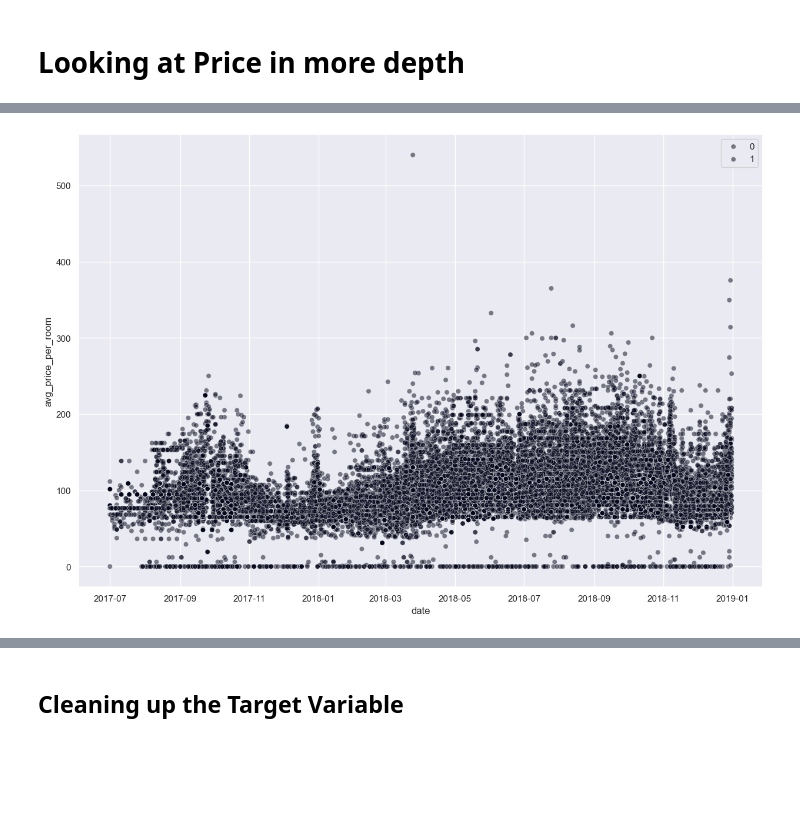
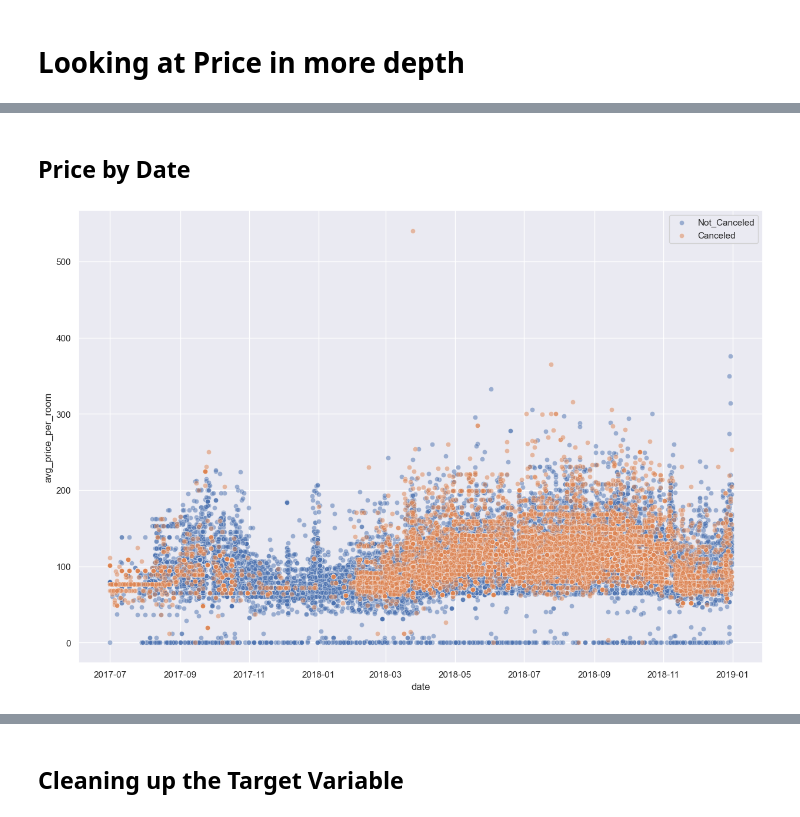
Before and after one commit to mduncan23/Hotel_Cancellation_Predictor, a Jupyter notebook: Hotel_Cancellation_Notebook-Keras.ipynb, the cells around one changed output, grey strips where cells are left out. Saved outputs shown, nothing was run; the diff lists cells and outputs as text; code cells hidden in the pictures; blank space fills up the shorter version.

```diff
--- a/Hotel_Cancellation_Notebook-Keras.ipynb
+++ b/Hotel_Cancellation_Notebook-Keras.ipynb
@@ -616,13 +644,13 @@ Name: date, Length: 11885, dtype: datetime64[ns]
+# %% [markdown]
+## Price by Date
 # %%
 fig, ax = plt.subplots(figsize=(15,10))
 
 for status in df['booking_status'].unique():
     sns.scatterplot(x=df[df['booking_status'] == status]['date'],
                     y=df[df['booking_status'] == status]['avg_price_per_room'],
-                    c=df[df['booking_status'] == status]['booking_status'],
-#                     cmap='RdBu',
                     alpha=.5,
                     label=status)
 ax.legend();
 # %% [output]
-[figure, old version]
+[figure, new version]
```
Also changed, not shown: parts of 64 cells of this notebook.
